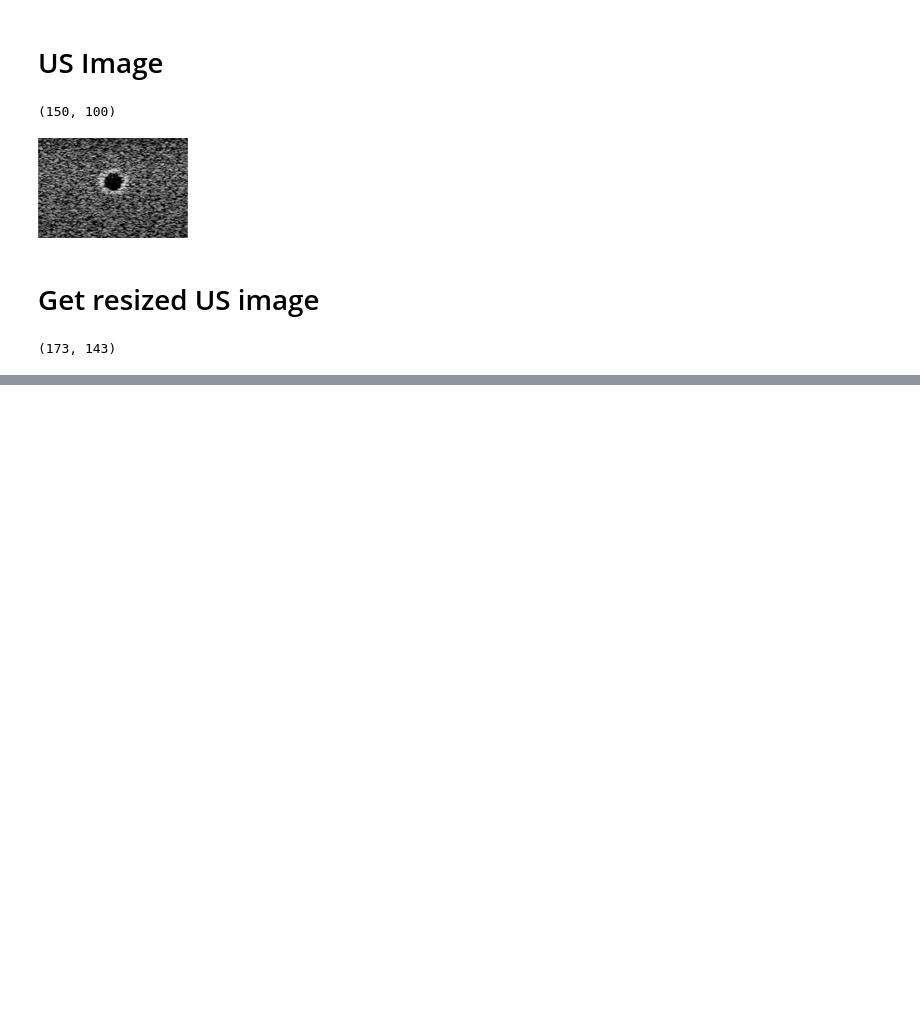
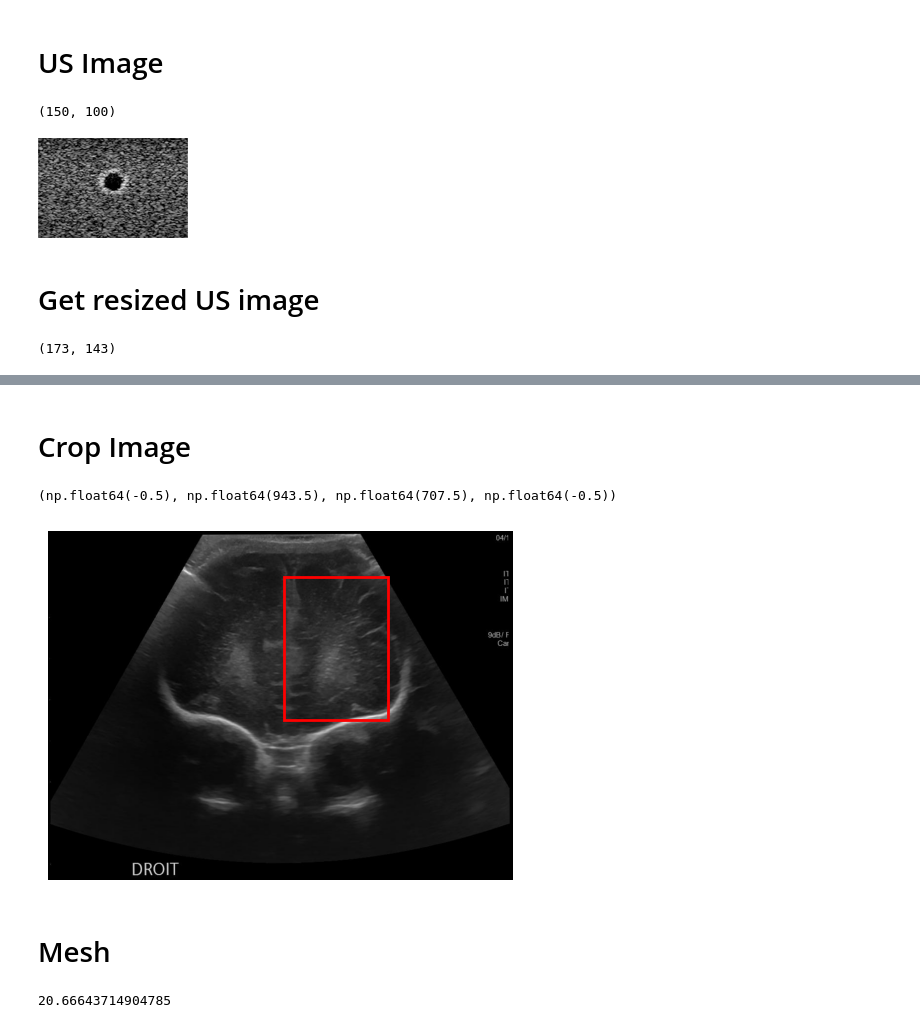
Before and after one commit to ZyyyChen/NeUF, a Jupyter notebook: test.ipynb, the cells around one changed output, grey strips where cells are left out. Saved outputs shown, nothing was run; the diff lists cells and outputs as text; code cells hidden in the pictures; blank space fills up the shorter version.

```diff
--- a/test.ipynb
+++ b/test.ipynb
@@ -108,0 +394,28 @@ np.array(im).shape
+# %% [markdown]
+# Crop Image
+# %%
+from PIL import Image
+import matplotlib.pyplot as plt
+import matplotlib.patches as patches
+
+img_path = r"D:\0-Code\NeUF\data\cerebral_data\Pre_traitement_echo_v2\Recalage\Patient0\us_recal_original\us0.jpg"
+
+# Box parameters
+x, y, w, h = 478, 93, 212, 290
+
+img = Image.open(img_path).convert("RGB")
+
+fig, ax = plt.subplots(figsize=(6, 6))
+ax.imshow(img)
+rect = patches.Rectangle((x, y), w, h, linewidth=2, edgecolor='red', facecolor='none')
+ax.add_patch(rect)
+ax.axis('off')
+# %% [output]
+(np.float64(-0.5), np.float64(943.5), np.float64(707.5), np.float64(-0.5))
+[figure, added]
+# %% [markdown]
+# Mesh
+# %%
+0.1239986228942871 * 10000 / 60
+# %% [output]
+20.66643714904785
```
Also changed, not shown: parts of 10 cells of this notebook, 36 other files.
